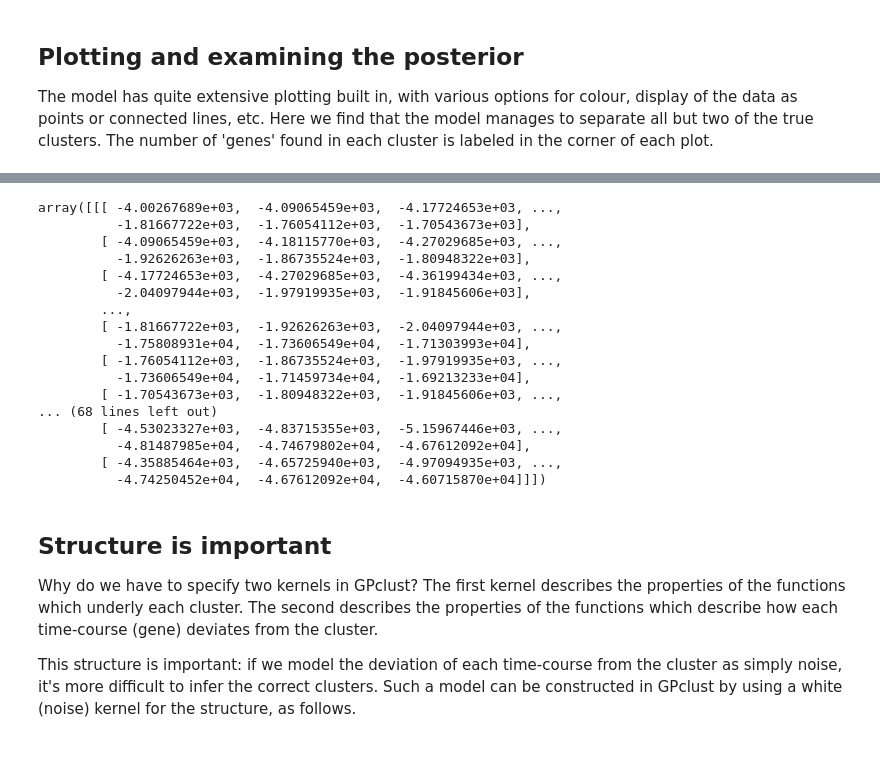
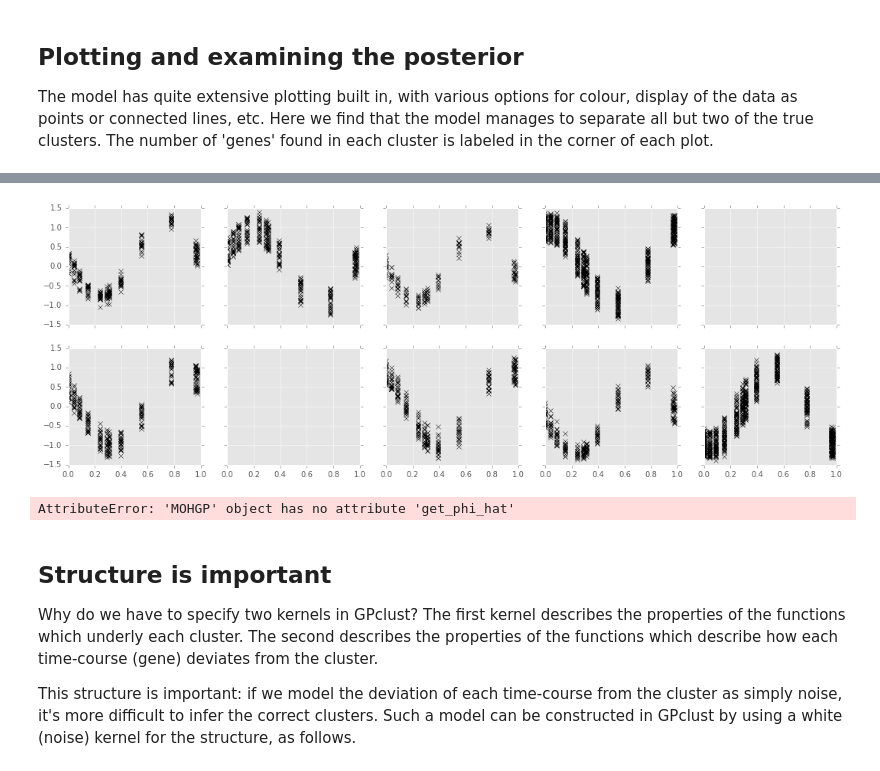
Before and after one commit to SheffieldML/GPclust, a Jupyter notebook: notebooks/MOHGP_demo.ipynb, the cells around one changed output, grey strips where cells are left out. Saved outputs shown, nothing was run; the diff lists cells and outputs as text; code cells hidden in the pictures.

```diff
--- a/notebooks/MOHGP_demo.ipynb
+++ b/notebooks/MOHGP_demo.ipynb
@@ -116,23 +123,20 @@ for mu_i, var_i, ax, in zip(mu, var, axes.flatten()):
-# %%
-var
-# %% [output]
-array([[[ -4.00267689e+03,  -4.09065459e+03,  -4.17724653e+03, ...,
-          -1.81667722e+03,  -1.76054112e+03,  -1.70543673e+03],
-        [ -4.09065459e+03,  -4.18115770e+03,  -4.27029685e+03, ...,
-          -1.92626263e+03,  -1.86735524e+03,  -1.80948322e+03],
-        [ -4.17724653e+03,  -4.27029685e+03,  -4.36199434e+03, ...,
-          -2.04097944e+03,  -1.97919935e+03,  -1.91845606e+03],
-        ...,
-        [ -1.81667722e+03,  -1.92626263e+03,  -2.04097944e+03, ...,
-          -1.75808931e+04,  -1.73606549e+04,  -1.71303993e+04],
-        [ -1.76054112e+03,  -1.86735524e+03,  -1.97919935e+03, ...,
-          -1.73606549e+04,  -1.71459734e+04,  -1.69213233e+04],
-        [ -1.70543673e+03,  -1.80948322e+03,  -1.91845606e+03, ...,
-... (68 lines left out)
-        [ -4.53023327e+03,  -4.83715355e+03,  -5.15967446e+03, ...,
-          -4.81487985e+04,  -4.74679802e+04,  -4.67612092e+04],
-        [ -4.35885464e+03,  -4.65725940e+03,  -4.97094935e+03, ...,
-          -4.74250452e+04,  -4.67612092e+04,  -4.60715870e+04]]])
+# %%
+phi = m.get_phi()
+f, axes = plt.subplots(2, Nclust//2, figsize=(18,6), sharex=True, sharey=True)
+for i in range(10):
+    ax = axes.flatten()[i]
+    ind = np.argmax(phi, 1) == i
+    if not np.any(ind):
+        continue
+    ax.plot(X, Y[ind, :].T, 'kx')
+# %% [output]
+[figure, added]
+# %%
+m.get_phihat().round(1)
+m.remove_empty_clusters()
+m.get_phihat().round(1)
+# %% [output]
+AttributeError: 'MOHGP' object has no attribute 'get_phi_hat'
 # %% [markdown]
 Structure is important
 ---
```
Also changed, not shown: parts of 3 cells of this notebook, 2 other files.
